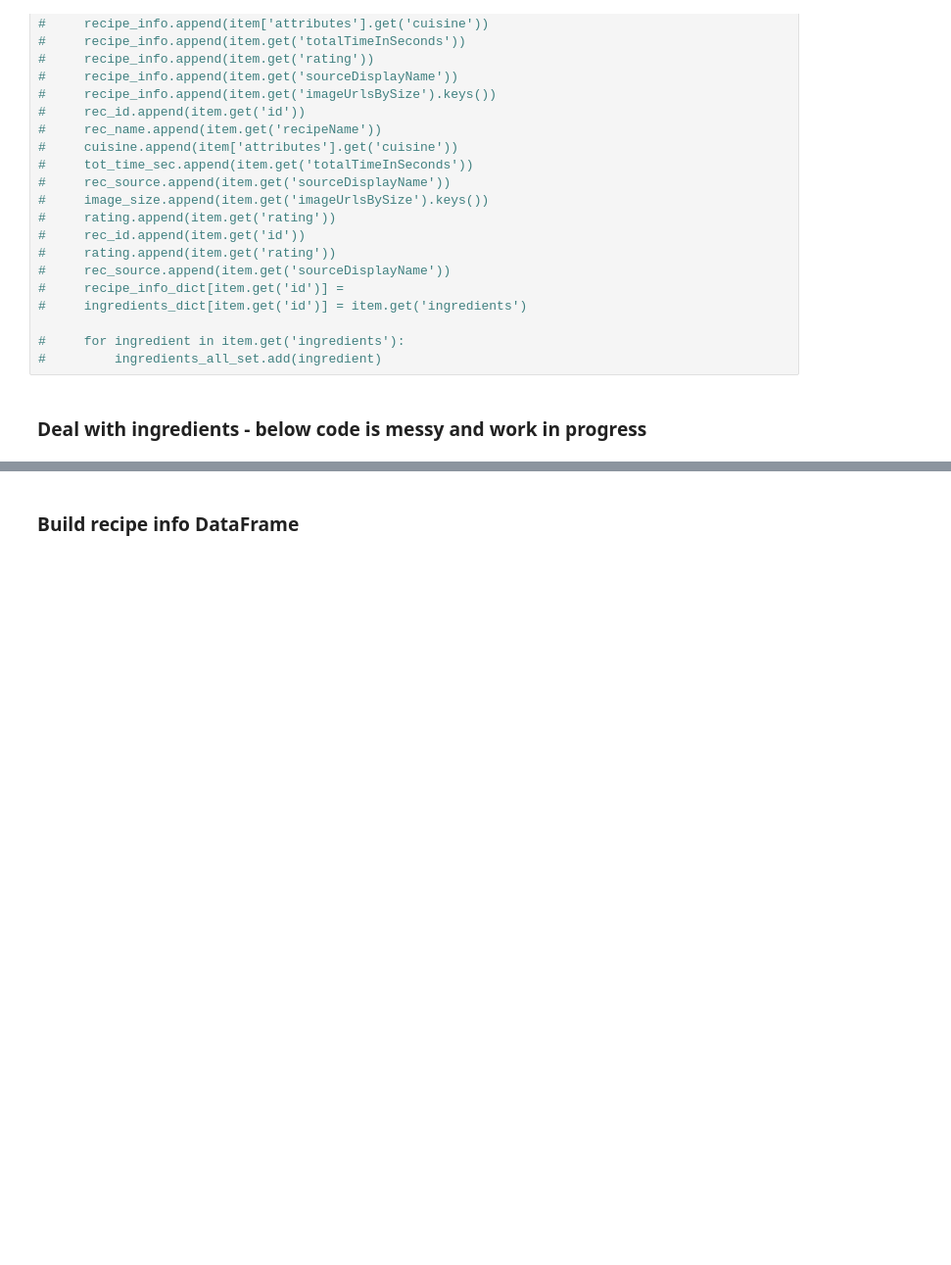
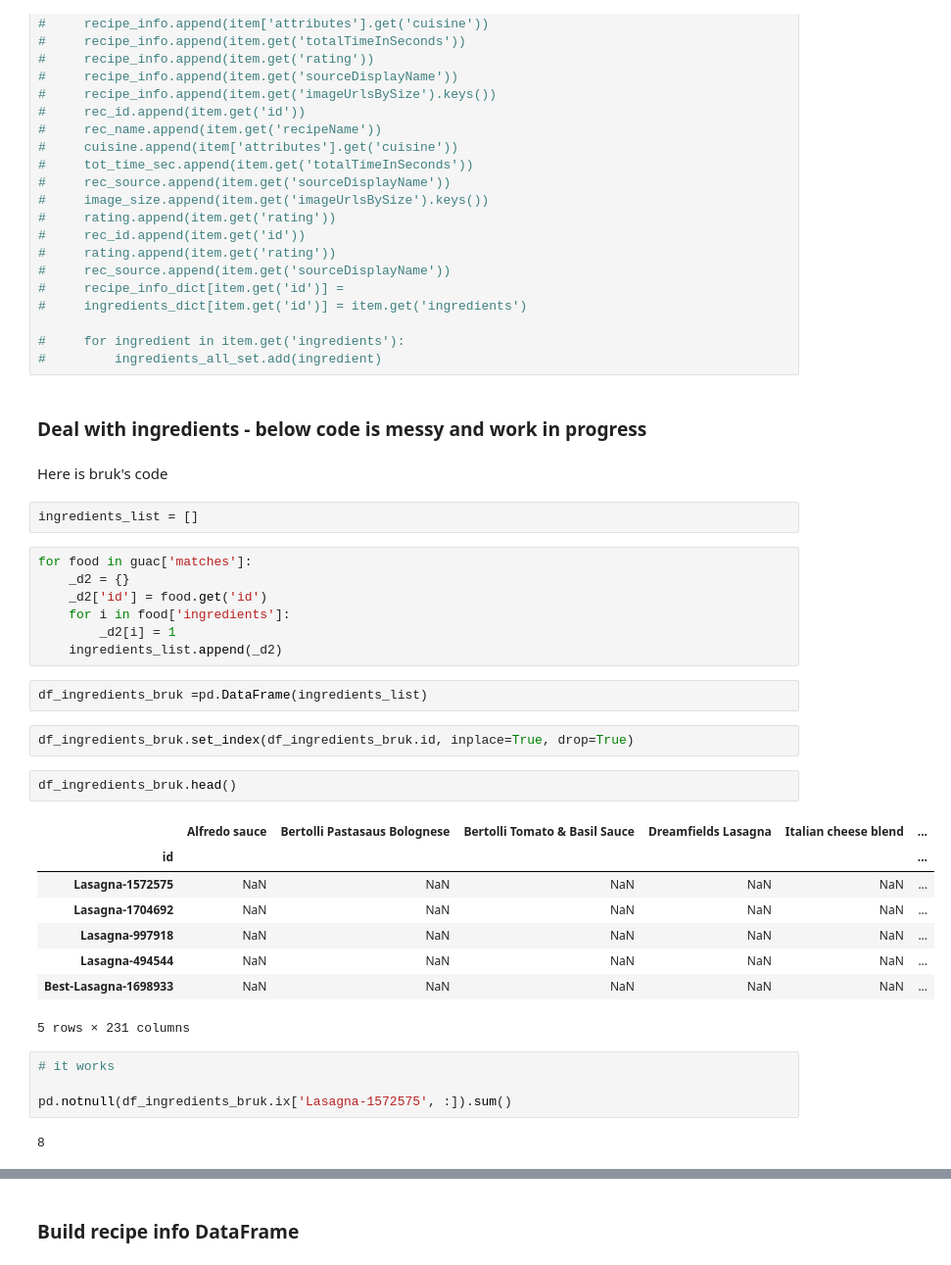
Before and after one commit to michaelshea88/Capstone, a Jupyter notebook: Yummly_API/Yummly.ipynb, the cells around one changed output, grey strips where cells are left out. Shown at 98% size. Drawn from its saved outputs; the diff is of its cells as text; blank space fills up the shorter version.

```diff
--- a/Yummly_API/Yummly.ipynb
+++ b/Yummly_API/Yummly.ipynb
@@ -157,3 +158,35 @@ Next few blocks contain some old code keeping in case needed:
 #         ingredients_all_set.add(ingredient)
 # %% [markdown]
 ### Deal with ingredients - below code is messy and work in progress
+# %% [markdown]
+Here is bruk's code
+# %%
+ingredients_list = []
+# %%
+for food in guac['matches']:
+    _d2 = {}
+    _d2['id'] = food.get('id')
+    for i in food['ingredients']:
+        _d2[i] = 1
+    ingredients_list.append(_d2)
+# %%
+df_ingredients_bruk =pd.DataFrame(ingredients_list)
+# %%
+df_ingredients_bruk.set_index(df_ingredients_bruk.id, inplace=True, drop=True)
+# %%
+df_ingredients_bruk.head()
+# %% [output]
+|  | Alfredo sauce | Bertolli Pastasaus Bolognese | Bertolli Tomato & Basil Sauce | Dreamfields Lasagna | Italian cheese blend | ... |
+| id |  |  |  |  |  | ... |
+| Lasagna-1572575 | NaN | NaN | NaN | NaN | NaN | ... |
+| Lasagna-1704692 | NaN | NaN | NaN | NaN | NaN | ... |
+| Lasagna-997918 | NaN | NaN | NaN | NaN | NaN | ... |
+| Lasagna-494544 | NaN | NaN | NaN | NaN | NaN | ... |
+| Best-Lasagna-1698933 | NaN | NaN | NaN | NaN | NaN | ... |
+5 rows × 231 columns
+# %%
+# it works
+
+pd.notnull(df_ingredients_bruk.ix['Lasagna-1572575', :]).sum()
+# %% [output]
+8
```
Also changed, not shown: parts of 23 cells of this notebook.
